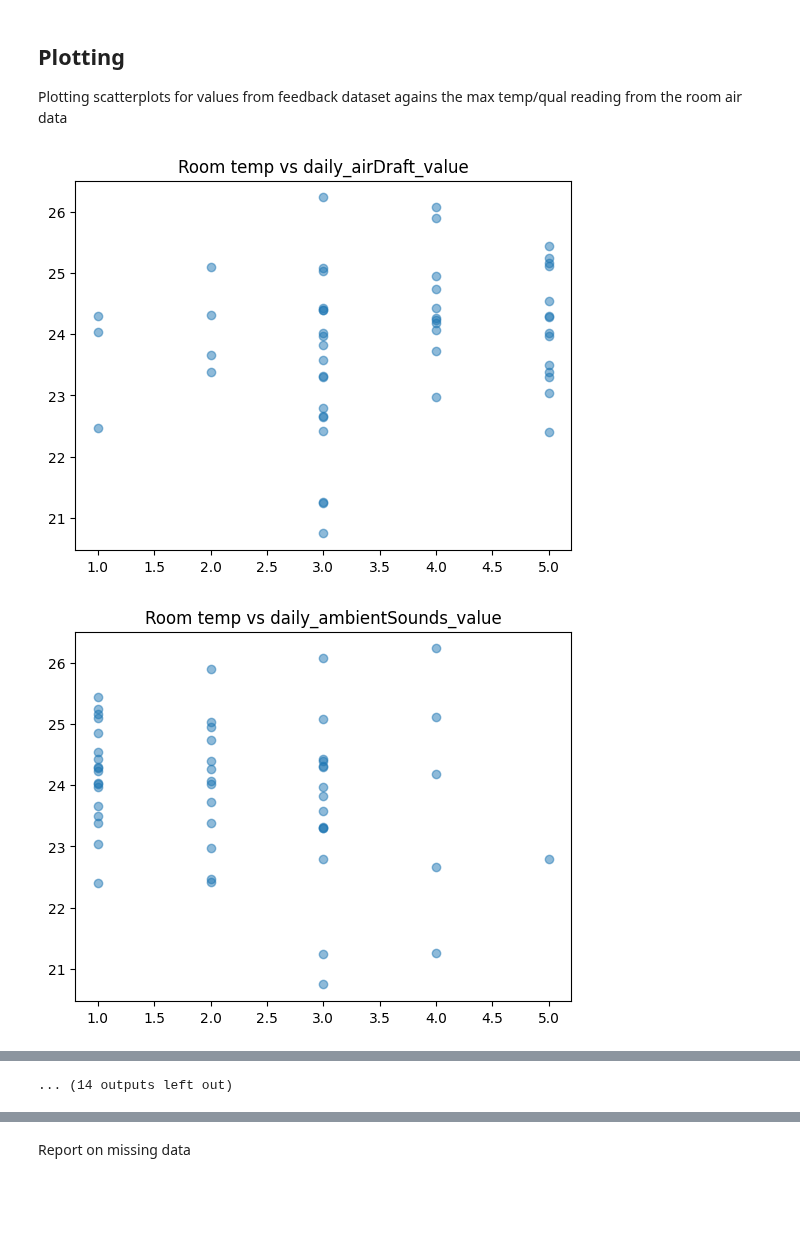
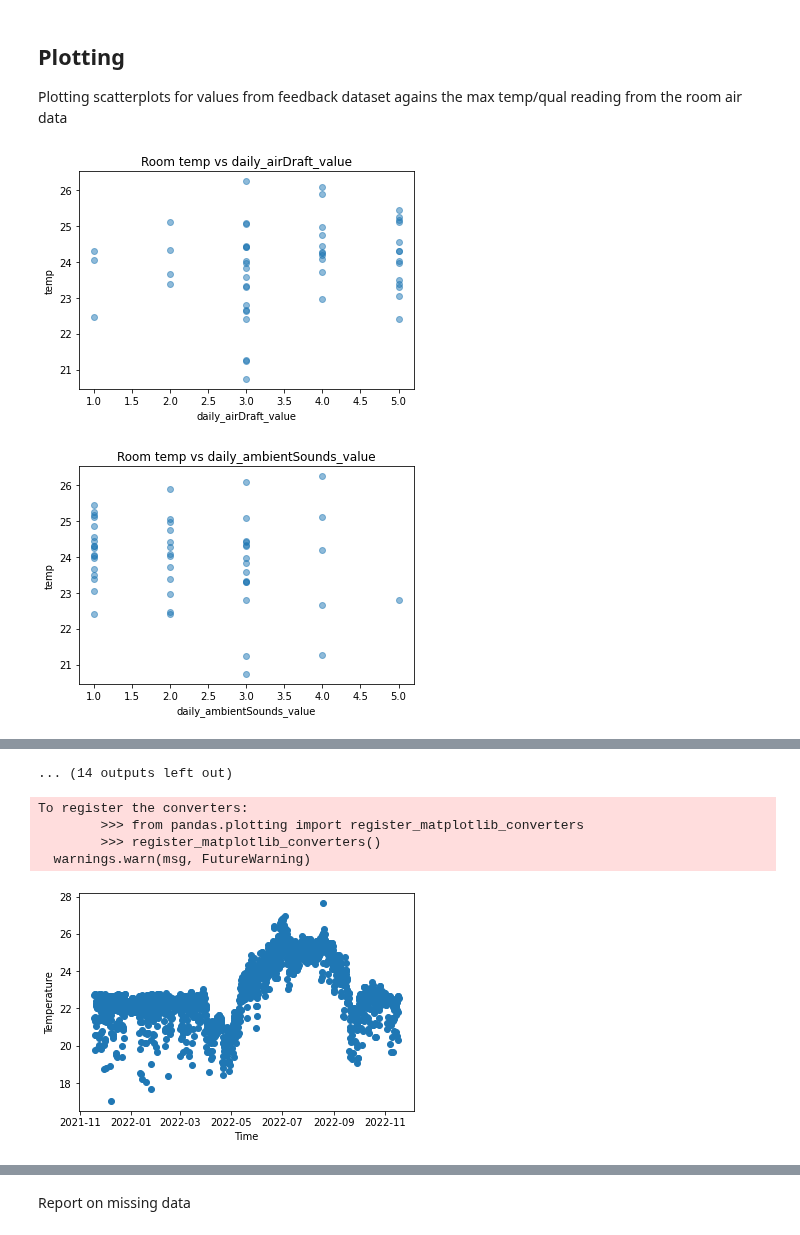
Before and after one commit to tug-cps/SchoolFeedback, a Jupyter notebook: notebooks/trends_data.ipynb, the cells around one changed output, grey strips where cells are left out. Saved outputs shown, nothing was run; the diff lists cells and outputs as text; code cells hidden in the pictures; blank space fills up the shorter version.

```diff
--- a/notebooks/trends_data.ipynb
+++ b/notebooks/trends_data.ipynb
@@ -134,25 +134,25 @@ def get_max_in_past_hour(time,room,type='temp'):
 # %%
 for type in ['temp','qual']:
 
     #for each feedback type
     for dataframe in [daily_airDraft_df,daily_ambientSounds_df,daily_artificialLight_df,daily_dayLight_df,daily_smell_df,daily_studentsAdherence_df,daily_studentsFocused_df,daily_studentsIrritated_df,daily_studentsMotivated_df,hourly_airQuality_df,hourly_humidity_df,hourly_indoorClimate_df,hourly_temperature_df]:
         #print(dataframe.columns)
         x = dataframe[dataframe.columns[1]] #feedback value
         y = []
 
         for time, room in zip(dataframe[dataframe.columns[0]],dataframe[dataframe.columns[2]]): #0=timestamp, 2=roomName
             #max getting room air temp/qual for that room in the past hour
             y.append(get_max_in_past_hour(time,room,type))
 
         plt.figure()
         plt.scatter(x, y, alpha=0.5)
 
         plt.title("Room "+type + " vs " + dataframe.columns[1])
-        plt.xlabel = dataframe.columns[1]
-        plt.ylabel = type
+        plt.xlabel(dataframe.columns[1])
+        plt.ylabel(type)
 
         plt.savefig("../plots/room_air_"+type+"/"+dataframe.columns[1]+".png")
         plt.show()
 # %% [output]
-[figure, old version]
+[figure, new version]
-[figure, old version]
+[figure, new version]
@@ -169 +169,15 @@ for type in ['temp','qual']:
 ... (14 outputs left out)
+# %%
+x = r0_16_temp_df['timestamp']
+y = r0_16_temp_df['value']
+
+plt.scatter(x,y)
+plt.xlabel('Time')
+plt.ylabel('Temperature')
+plt.show()
+# %% [output]
+To register the converters:
+        >>> from pandas.plotting import register_matplotlib_converters
+        >>> register_matplotlib_converters()
+  warnings.warn(msg, FutureWarning)
+[figure, added]
```
Also changed, not shown: parts of 2 cells of this notebook, 28 other files.
